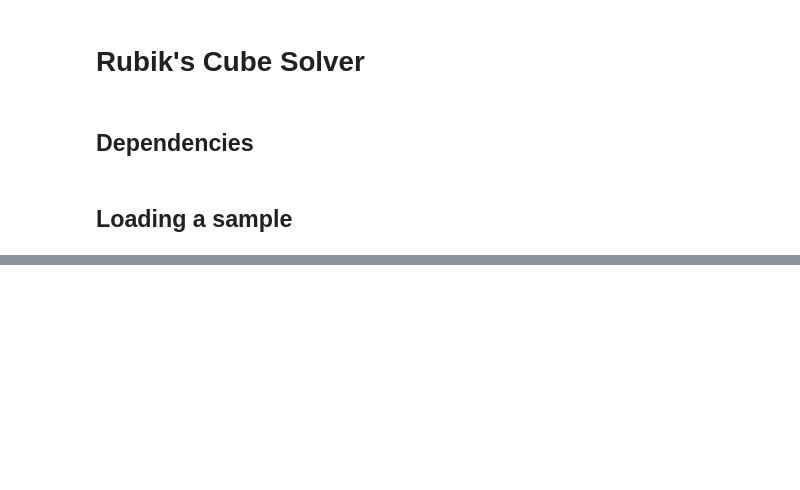
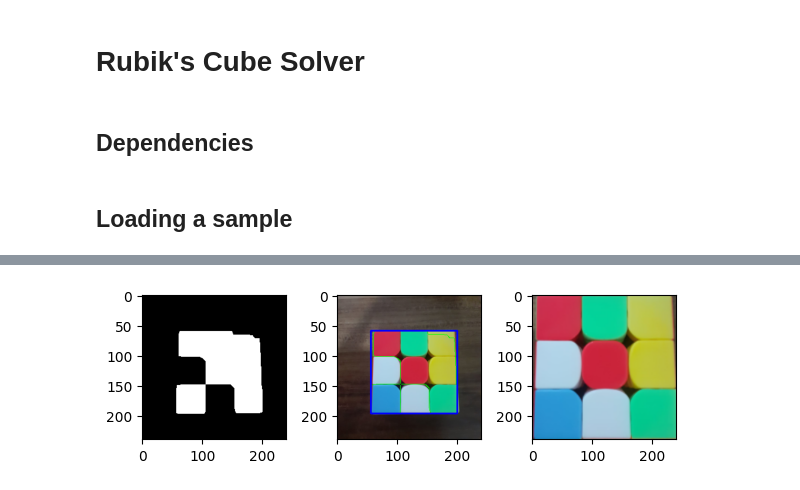
Before and after one commit to rubenjr0/umacv_2324_final_project, a Jupyter notebook: notebook.ipynb, the cells around one changed output, grey strips where cells are left out. Drawn from its saved outputs; the diff is of its cells as text; code cells hidden in the pictures; blank space fills up the shorter version.

```diff
--- a/notebook.ipynb
+++ b/notebook.ipynb
@@ -85,0 +34,5 @@ def find_cube(hsv_img):
+# %%
+def threshold_channel(channel):
+    blurred = cv2.GaussianBlur(channel, (5, 5), 0)
+    _, binarized = cv2.threshold(blurred, 0, 255, cv2.THRESH_BINARY + cv2.THRESH_OTSU)
+    return binarized
@@ -85,0 +121,4 @@ def find_cube(hsv_img):
+# %%
+warped = fix_perspective(sample, verbose=True)
+# %% [output]
+[figure, added]
```
Also changed, not shown: parts of 26 cells of this notebook, 2 other files.
